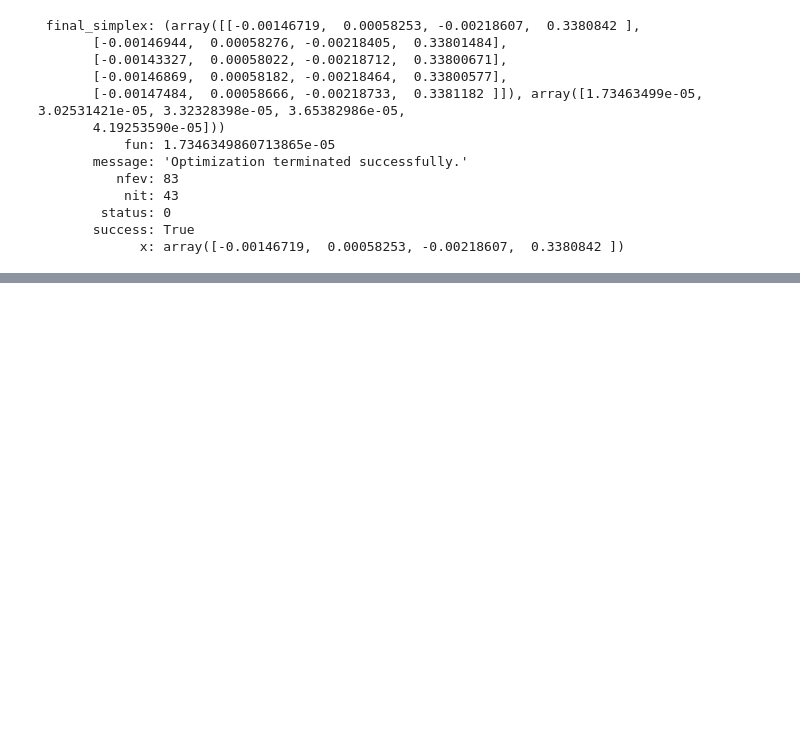
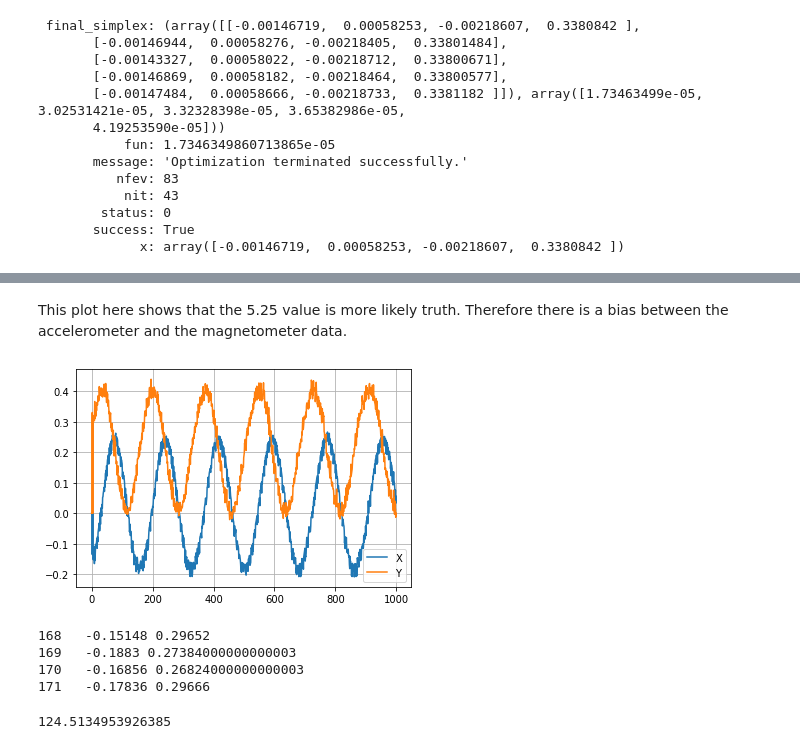
Before and after one commit to clirakis/Jupyter, a Jupyter notebook: MagSensor/FitMag.ipynb, the cells around one changed output, grey strips where cells are left out. Drawn from its saved outputs; the diff is of its cells as text; code cells hidden in the pictures; blank space fills up the shorter version.

```diff
--- a/MagSensor/FitMag.ipynb
+++ b/MagSensor/FitMag.ipynb
@@ -96,0 +183,33 @@ Optimization terminated successfully.
+# %% [markdown]
+This plot here shows that the 5.25 value is more likely truth. Therefore there is a bias between the accelerometer
+and the magnetometer data.
+# %%
+#
+# Lets apply this this to obtain new XY data.
+#
+#mxyp = M * math.cos(BestPhi)
+#plt.plot(ti,mxyp)
+#plt.plot(ti,M)
+#plt.plot(ti, Mx*math.cos(BestPhi))
+#plt.plot(ti, My*math.cos(BestPhi))
+plt.plot(ti, Mx, label='X')
+plt.plot(ti, My, label='Y')
+plt.grid()
+plt.legend()
+plt.show()
+# projection of Mx and My onto the rotated axes need to know the theta offset as well. this assumes zero
+# %% [output]
+[figure, added]
+# %%
+# Look at the values
+for i in range(168,172):
+    print(i,' ',Mx[i],My[i])
+# %% [output]
+168   -0.15148 0.29652
+169   -0.1883 0.27384000000000003
+170   -0.16856 0.26824000000000003
+171   -0.17836 0.29666
+# %%
+print(np.rad2deg(math.atan2(0.27384000000000003,-0.1883)))
+# %% [output]
+124.5134953926385
```
Also changed, not shown: parts of 17 cells of this notebook.
